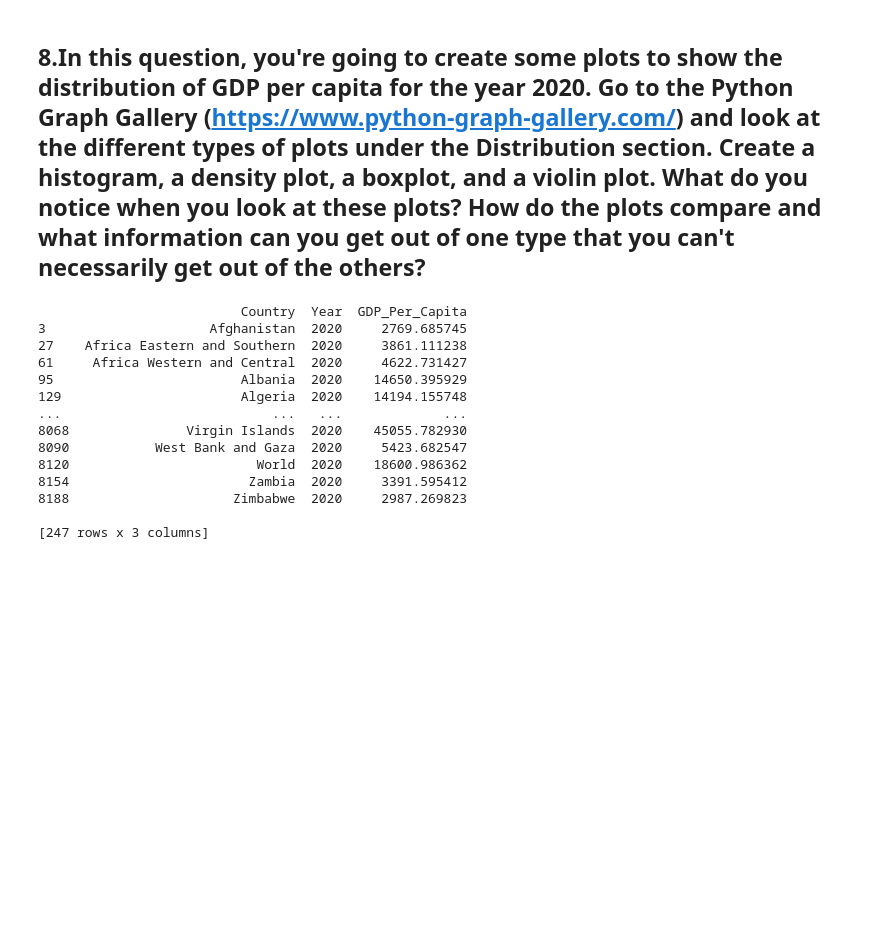
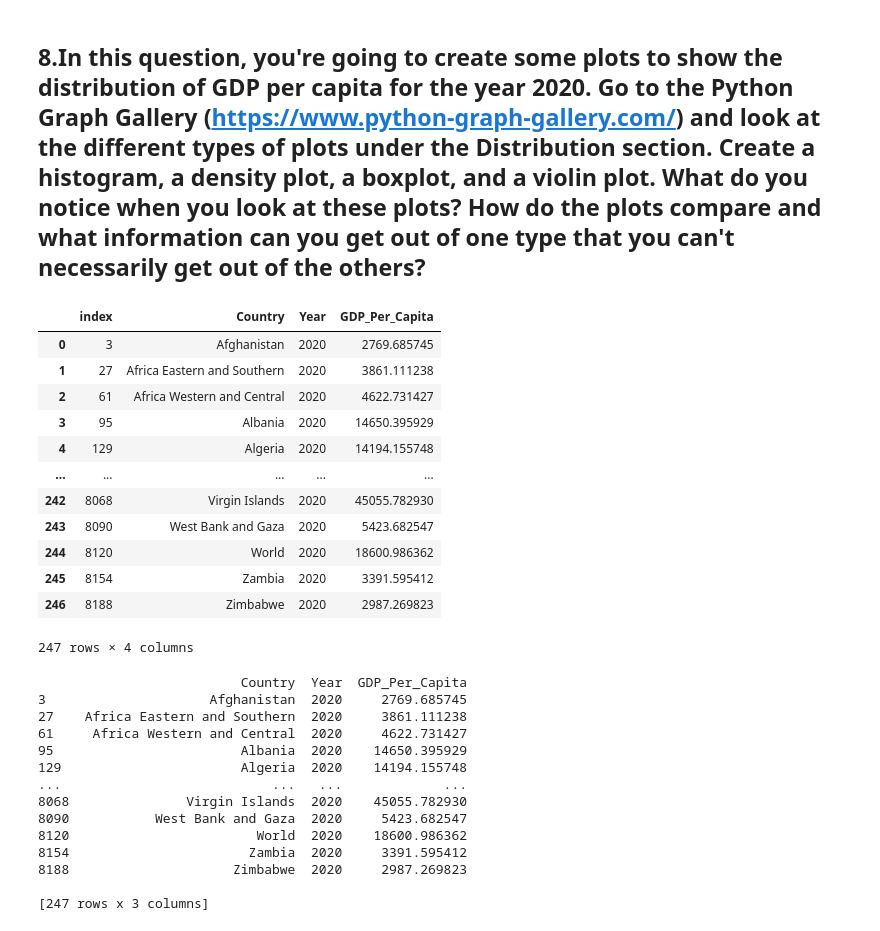
Before and after one commit to NSS-Data-Analytics-Cohort-15/un-exploration-cfazio93, a Jupyter notebook: notebooks/cassidy_un_notebook.ipynb, the cells around one changed output. Cells and saved outputs as stored; diff of their text form; code cells hidden in the pictures; blank space fills up the shorter version.

```diff
--- a/notebooks/cassidy_un_notebook.ipynb
+++ b/notebooks/cassidy_un_notebook.ipynb
@@ -197,6 +242,22 @@ dtype: int64
 ## 8.In this question, you're going to create some plots to show the distribution of GDP per capita for the year 2020. Go to the Python Graph Gallery (https://www.python-graph-gallery.com/) and look at the different types of plots under the Distribution section. Create a histogram, a density plot, a boxplot, and a violin plot. What do you notice when you look at these plots? How do the plots compare and what information can you get out of one type that you can't necessarily get out of the others?
 # %%
 gdp_2020 = gdp_new[gdp_new['Year']==2020]
+# %%
+gdp_2020.reset_index()
+# %% [output]
+|  | index | Country | Year | GDP_Per_Capita |
+| 0 | 3 | Afghanistan | 2020 | 2769.685745 |
+| 1 | 27 | Africa Eastern and Southern | 2020 | 3861.111238 |
+| 2 | 61 | Africa Western and Central | 2020 | 4622.731427 |
+| 3 | 95 | Albania | 2020 | 14650.395929 |
+| 4 | 129 | Algeria | 2020 | 14194.155748 |
+| ... | ... | ... | ... | ... |
+| 242 | 8068 | Virgin Islands | 2020 | 45055.782930 |
+| 243 | 8090 | West Bank and Gaza | 2020 | 5423.682547 |
+| 244 | 8120 | World | 2020 | 18600.986362 |
+| 245 | 8154 | Zambia | 2020 | 3391.595412 |
+| 246 | 8188 | Zimbabwe | 2020 | 2987.269823 |
+247 rows × 4 columns
 # %%
 print(gdp_2020)
 # %% [output]
```
Also changed, not shown: parts of 9 cells of this notebook.
